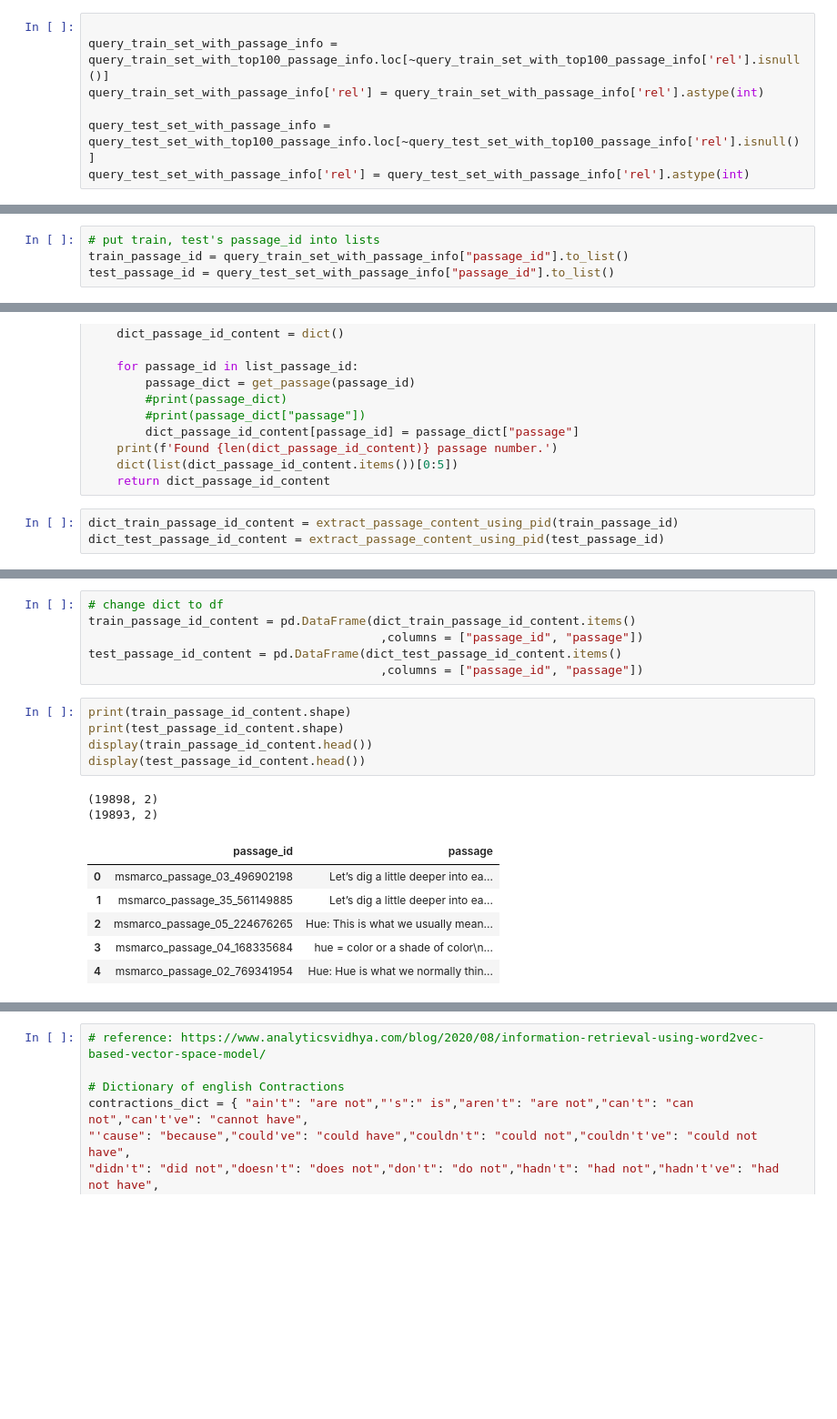
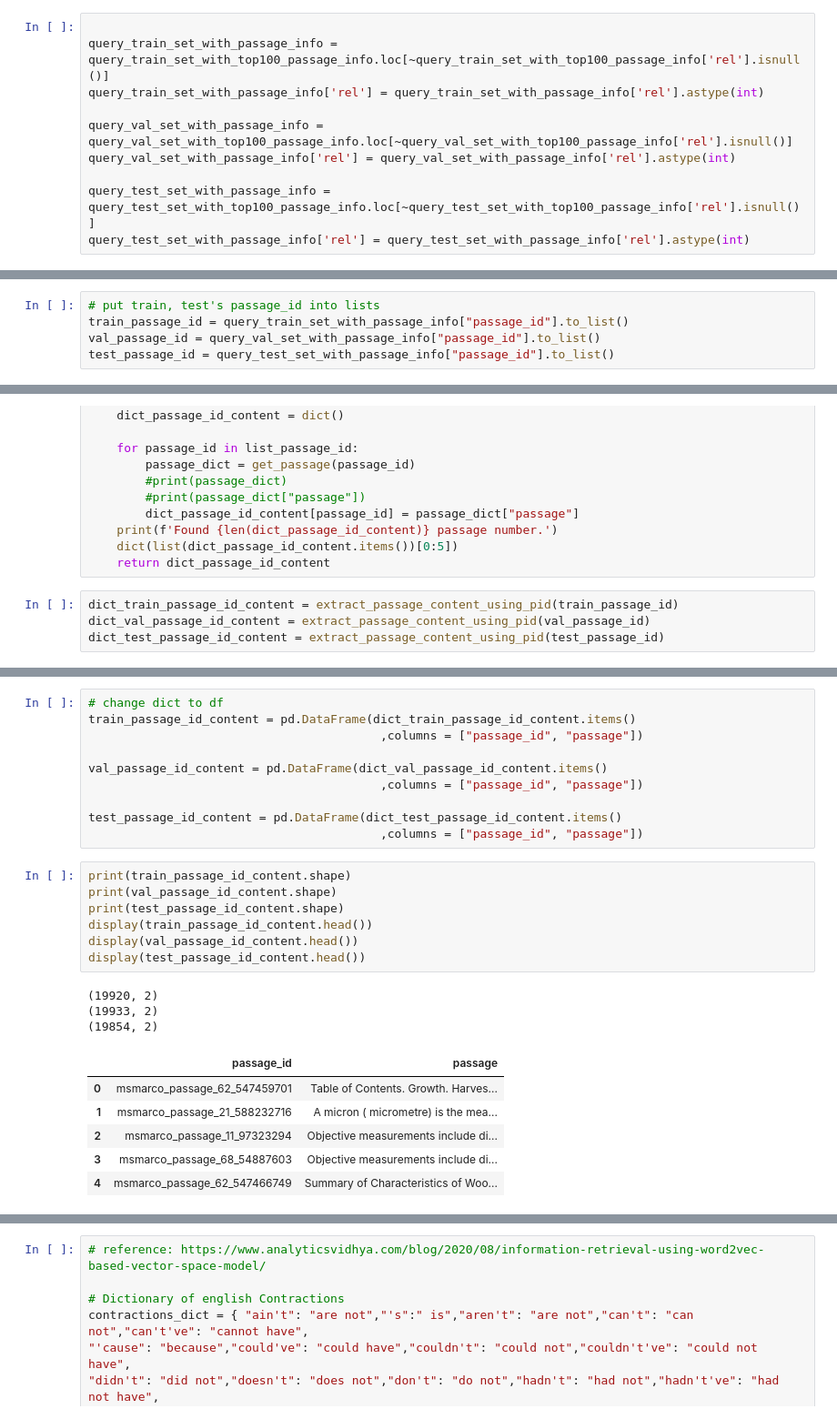
Before and after one commit to littlebeanbean7/TREC2023_passage_ranking, a Jupyter notebook: D001_data_pipeline.ipynb, the cells around one changed output, grey strips where cells are left out. Shown at 91% size. Cells and saved outputs as stored; diff of their text form; blank space fills up the shorter version.

```diff
--- a/data_pipeline.ipynb
+++ b/D001_data_pipeline.ipynb
@@ -315,6 +349,9 @@ query_train_set_with_top100_passage_info.loc[~query_train_set_with_top100_passag
 query_train_set_with_passage_info = query_train_set_with_top100_passage_info.loc[~query_train_set_with_top100_passage_info['rel'].isnull()]
 query_train_set_with_passage_info['rel'] = query_train_set_with_passage_info['rel'].astype(int)
 
+query_val_set_with_passage_info = query_val_set_with_top100_passage_info.loc[~query_val_set_with_top100_passage_info['rel'].isnull()]
+query_val_set_with_passage_info['rel'] = query_val_set_with_passage_info['rel'].astype(int)
+
 query_test_set_with_passage_info = query_test_set_with_top100_passage_info.loc[~query_test_set_with_top100_passage_info['rel'].isnull()]
 query_test_set_with_passage_info['rel'] = query_test_set_with_passage_info['rel'].astype(int)
 # %% [output]
@@ -373,6 +424,7 @@ get_passage("msmarco_passage_05_840839268")
 # %%
 # put train, test's passage_id into lists
 train_passage_id = query_train_set_with_passage_info["passage_id"].to_list()
+val_passage_id = query_val_set_with_passage_info["passage_id"].to_list()
 test_passage_id = query_test_set_with_passage_info["passage_id"].to_list()
 # %%
 print(len(train_passage_id))
@@ -401,5 +455,6 @@ def extract_passage_content_using_pid(list_passage_id):
     return dict_passage_id_content
 # %%
 dict_train_passage_id_content = extract_passage_content_using_pid(train_passage_id)
+dict_val_passage_id_content = extract_passage_content_using_pid(val_passage_id)
 dict_test_passage_id_content = extract_passage_content_using_pid(test_passage_id)
 # %% [output]
@@ -433,20 +490,27 @@ Hue: Hue is what we normally think of as color (technically, hue is determined b
 # change dict to df
 train_passage_id_content = pd.DataFrame(dict_train_passage_id_content.items()
                                          ,columns = ["passage_id", "passage"])
+
+val_passage_id_content = pd.DataFrame(dict_val_passage_id_content.items()
+                                         ,columns = ["passage_id", "passage"])
+
 test_passage_id_content = pd.DataFrame(dict_test_passage_id_content.items()
                                          ,columns = ["passage_id", "passage"])
 # %%
 print(train_passage_id_content.shape)
+print(val_passage_id_content.shape)
 print(test_passage_id_content.shape)
 display(train_passage_id_content.head())
+display(val_passage_id_content.head())
 display(test_passage_id_content.head())
 # %% [output]
-(19898, 2)
-(19893, 2)
+(19920, 2)
+(19933, 2)
+(19854, 2)
 |  | passage_id | passage |
-| 0 | msmarco_passage_03_496902198 | Let’s dig a little deeper into ea... |
-| 1 | msmarco_passage_35_561149885 | Let’s dig a little deeper into ea... |
-| 2 | msmarco_passage_05_224676265 | Hue: This is what we usually mean... |
-| 3 | msmarco_passage_04_168335684 | hue = color or a shade of color\n... |
-| 4 | msmarco_passage_02_769341954 | Hue: Hue is what we normally thin... |
+| 0 | msmarco_passage_62_547459701 | Table of Contents. Growth. Harves... |
+| 1 | msmarco_passage_21_588232716 | A micron ( micrometre) is the mea... |
+| 2 | msmarco_passage_11_97323294 | Objective measurements include di... |
+| 3 | msmarco_passage_68_54887603 | Objective measurements include di... |
+| 4 | msmarco_passage_62_547466749 | Summary of Characteristics of Woo... |
 |  | passage_id | passage |
```
Also changed, not shown: parts of 45 cells of this notebook, 9 other files.
